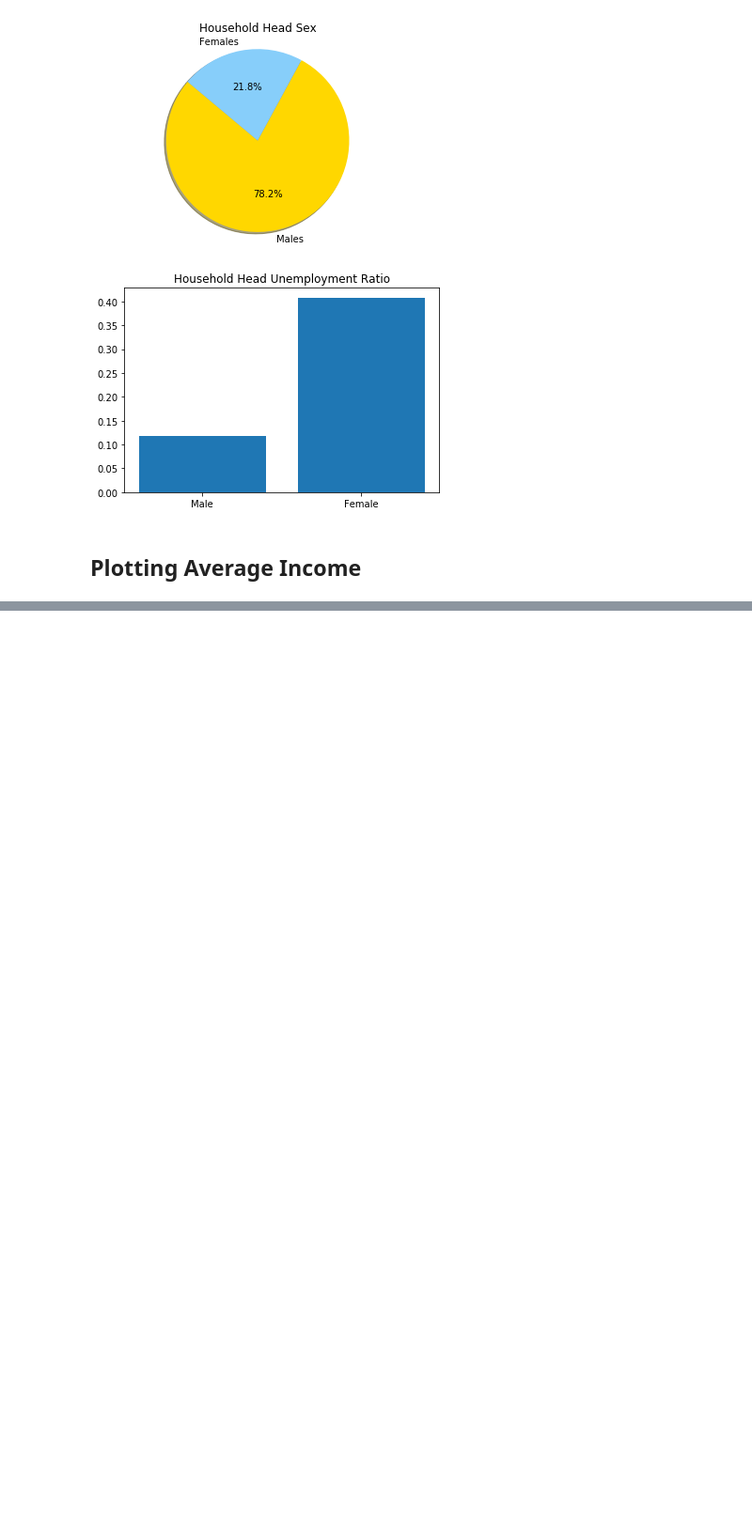
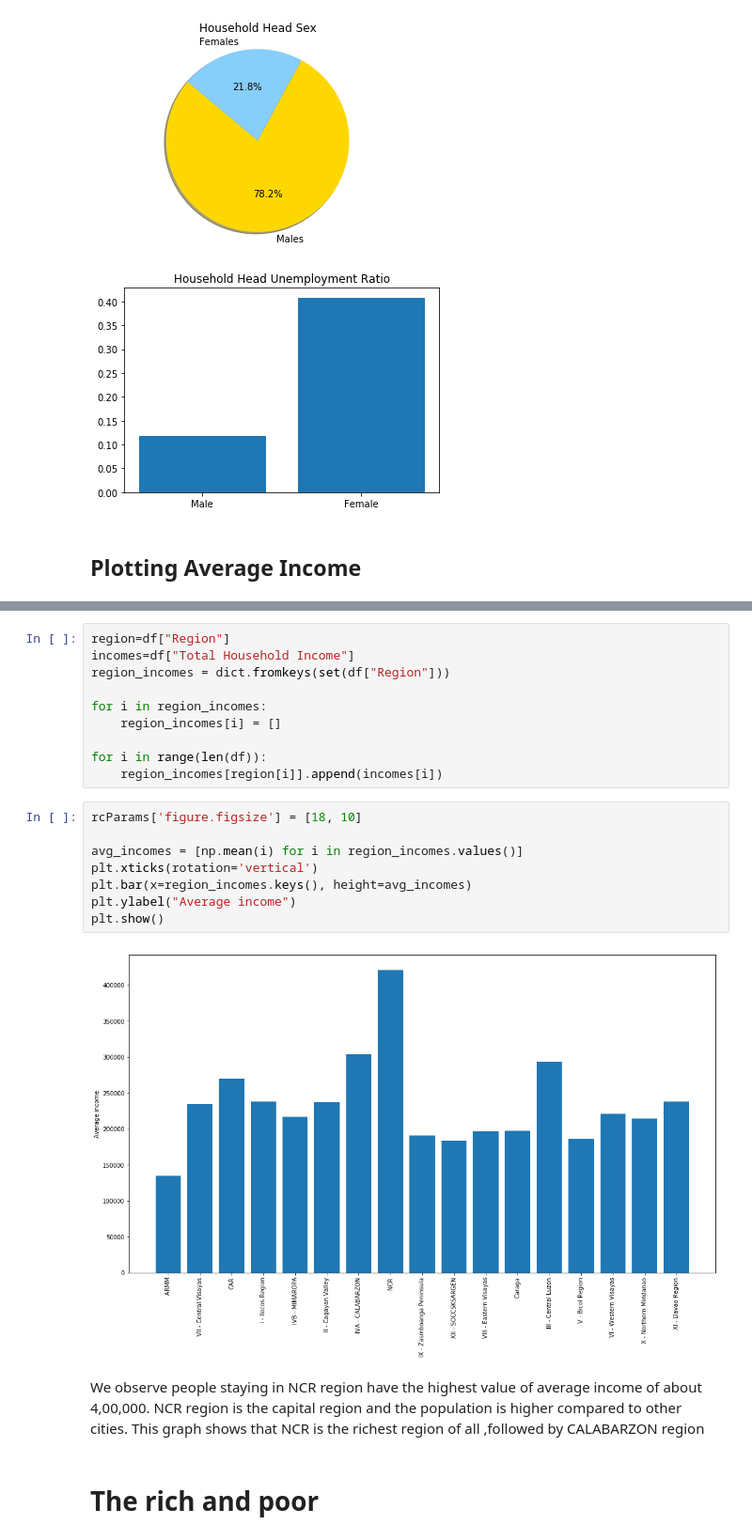
Before and after one commit to AshishShenoy/ids-project, a Jupyter notebook: ids-project.ipynb, the cells around one changed output, grey strips where cells are left out. Shown at 94% size. Drawn from its saved outputs; the diff is of its cells as text; blank space fills up the shorter version.

```diff
--- a/ids-project.ipynb
+++ b/ids-project.ipynb
@@ -139,0 +146,24 @@ plt.show()
+# %%
+region=df["Region"]
+incomes=df["Total Household Income"]
+region_incomes = dict.fromkeys(set(df["Region"]))
+
+for i in region_incomes:
+    region_incomes[i] = []
+
+for i in range(len(df)):
+    region_incomes[region[i]].append(incomes[i])
+# %%
+rcParams['figure.figsize'] = [18, 10]
+
+avg_incomes = [np.mean(i) for i in region_incomes.values()]
+plt.xticks(rotation='vertical')
+plt.bar(x=region_incomes.keys(), height=avg_incomes)
+plt.ylabel("Average income")
+plt.show()
+# %% [output]
+[figure, added]
+# %% [markdown]
+We observe people staying in NCR region have the highest value of average income of about 4,00,000. NCR region is the capital region and the population is higher compared to other cities. This graph shows that NCR is the richest region of all ,followed by CALABARZON region
+# %% [markdown]
+# The rich and poor
```
Also changed, not shown: parts of 11 cells of this notebook.
